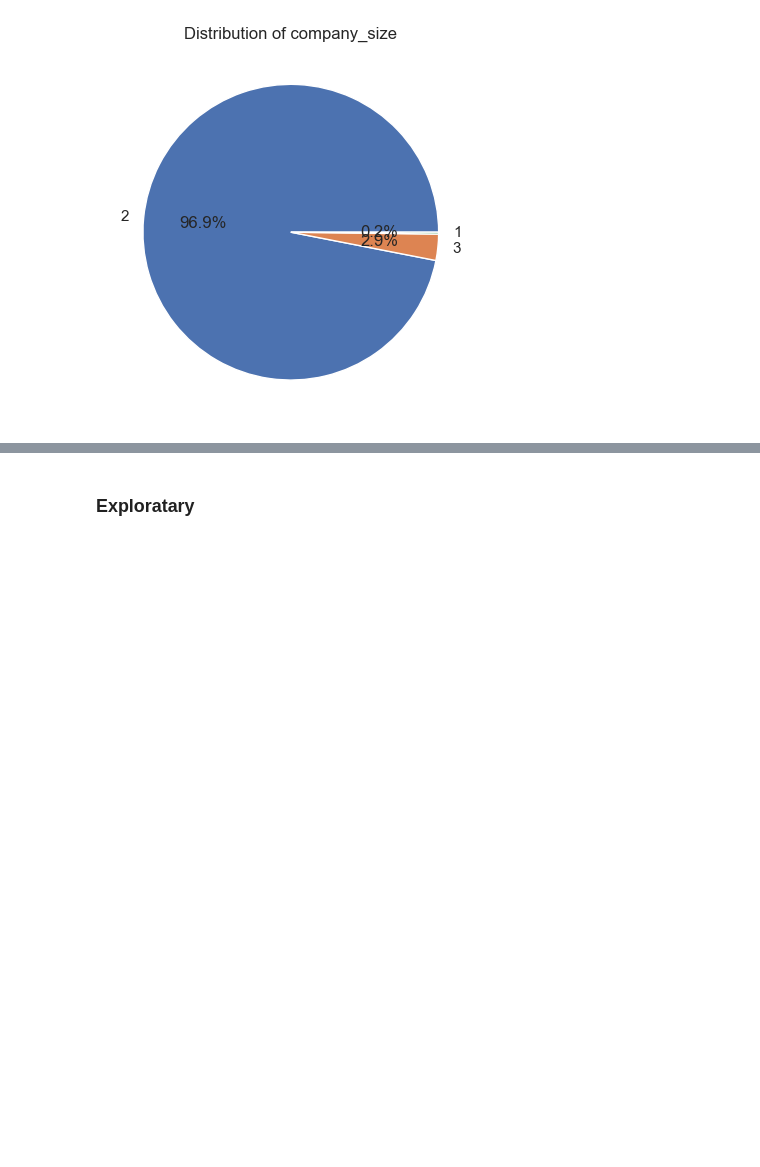
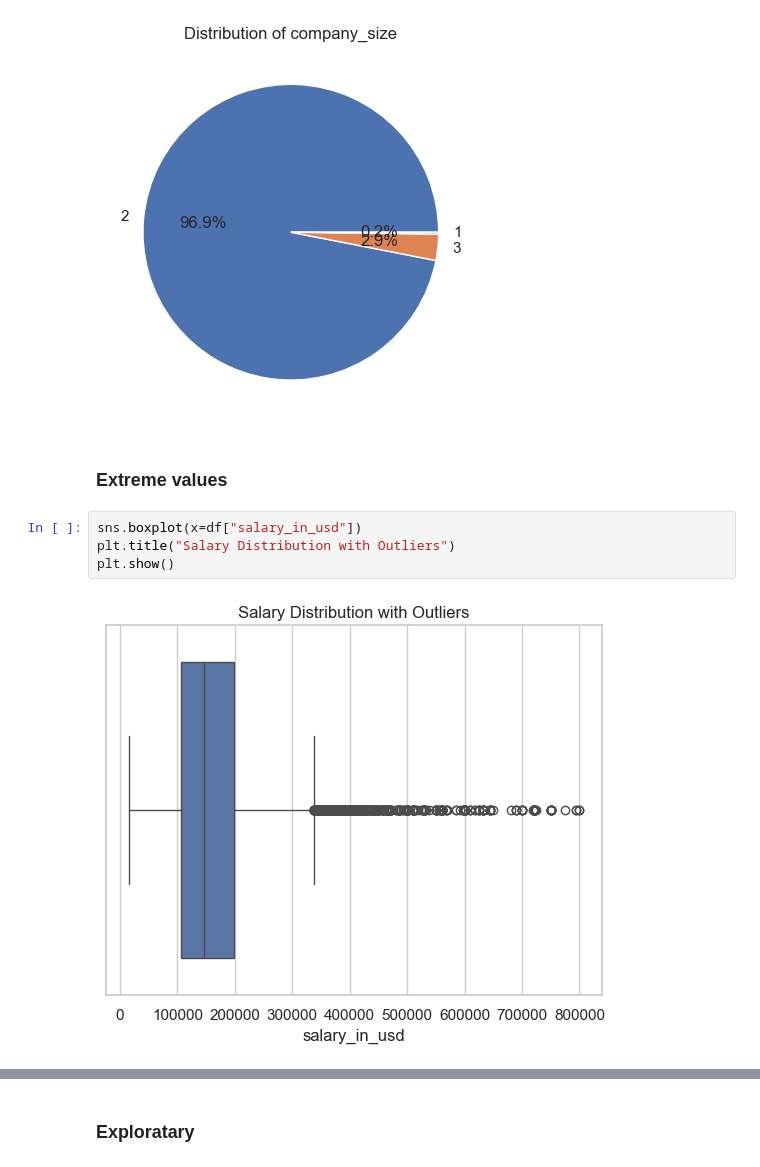
Before and after one commit to hasithapramuditha/Predicting-Data-Science-Salaries, a Jupyter notebook: EDA.ipynb, the cells around one changed output, grey strips where cells are left out. Saved outputs shown, nothing was run; the diff lists cells and outputs as text; blank space fills up the shorter version.

```diff
--- a/EDA.ipynb
+++ b/EDA.ipynb
@@ -184,3 +199,11 @@ pie_chart("company_size")
 [figure]
 [figure]
 [figure]
+# %% [markdown]
+### Extreme values
+# %%
+sns.boxplot(x=df["salary_in_usd"])
+plt.title("Salary Distribution with Outliers")
+plt.show()
+# %% [output]
+[figure, added]
```
Also changed, not shown: parts of 30 cells of this notebook.
